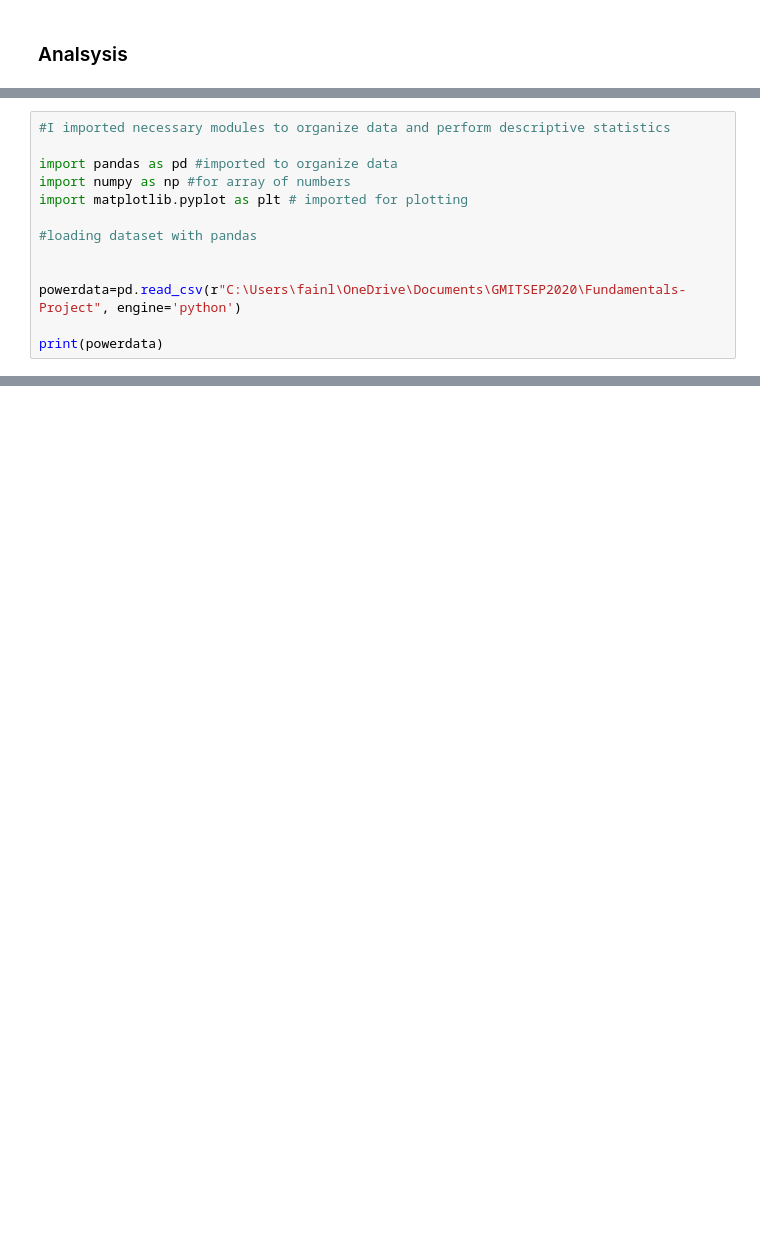
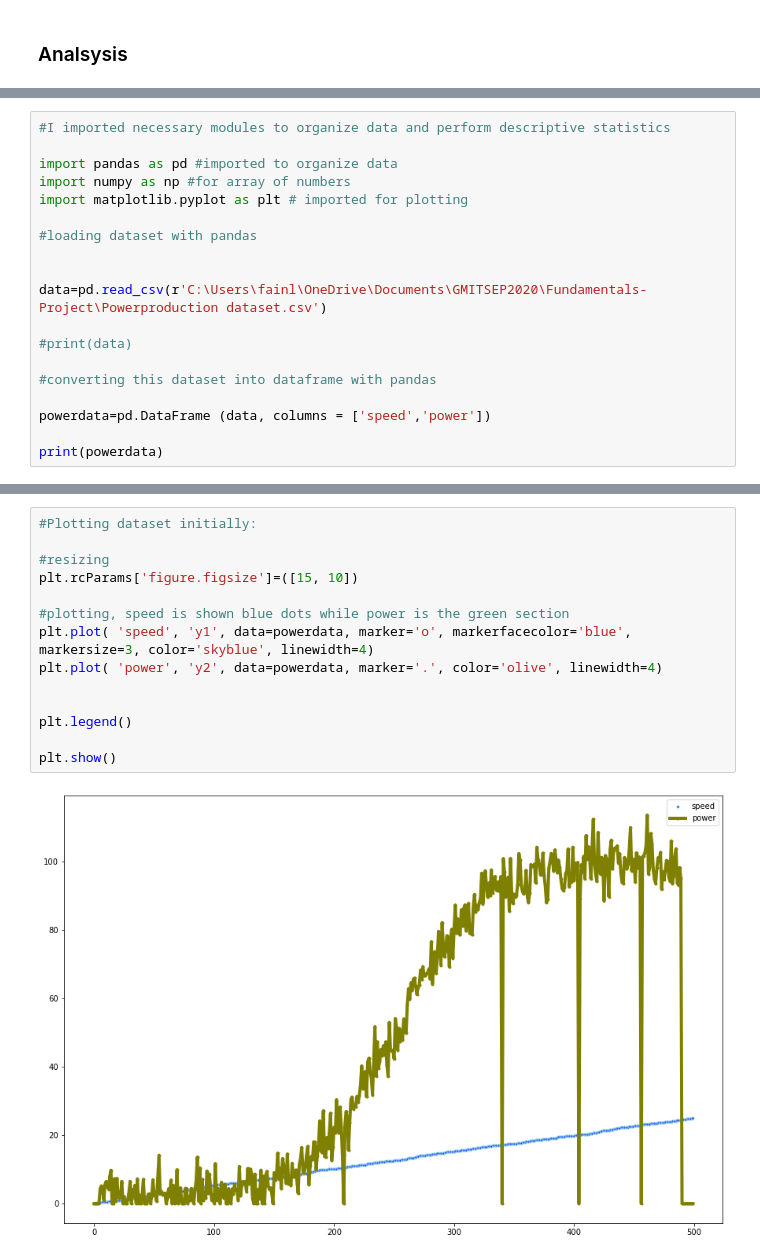
Before and after one commit to Ainara12/Fundamentals-Project, a Jupyter notebook: Fundamentals DA-Project.ipynb, the cells around one changed output, grey strips where cells are left out. Cells and saved outputs as stored; diff of their text form; blank space fills up the shorter version.

```diff
--- a/Fundamentals DA-Project.ipynb
+++ b/Fundamentals DA-Project.ipynb
@@ -66,7 +70,13 @@ import matplotlib.pyplot as plt # imported for plotting
 #loading dataset with pandas
 
 
-powerdata=pd.read_csv(r"C:\Users\fainl\OneDrive\Documents\GMITSEP2020\Fundamentals-Project", engine='python')
+data=pd.read_csv(r'C:\Users\fainl\OneDrive\Documents\GMITSEP2020\Fundamentals-Project\Powerproduction dataset.csv')
+
+#print(data)
+
+#converting this dataset into dataframe with pandas
+
+powerdata=pd.DataFrame (data, columns = ['speed','power'])
 
 print(powerdata)
 # %% [output]
@@ -73,0 +117,16 @@ PermissionError: [Errno 13] Permission denied: 'C:\\Users\\fainl\\OneDrive\\Docu
+# %%
+#Plotting dataset initially:
+
+#resizing
+plt.rcParams['figure.figsize']=([15, 10])
+
+#plotting, speed is shown blue dots while power is the green section
+plt.plot( 'speed', 'y1', data=powerdata, marker='o', markerfacecolor='blue', markersize=3, color='skyblue', linewidth=4)
+plt.plot( 'power', 'y2', data=powerdata, marker='.', color='olive', linewidth=4)
+
+
+plt.legend()
+
+plt.show()
+# %% [output]
+[figure, added]
```
Also changed, not shown: parts of 14 cells of this notebook, 1 other file.
